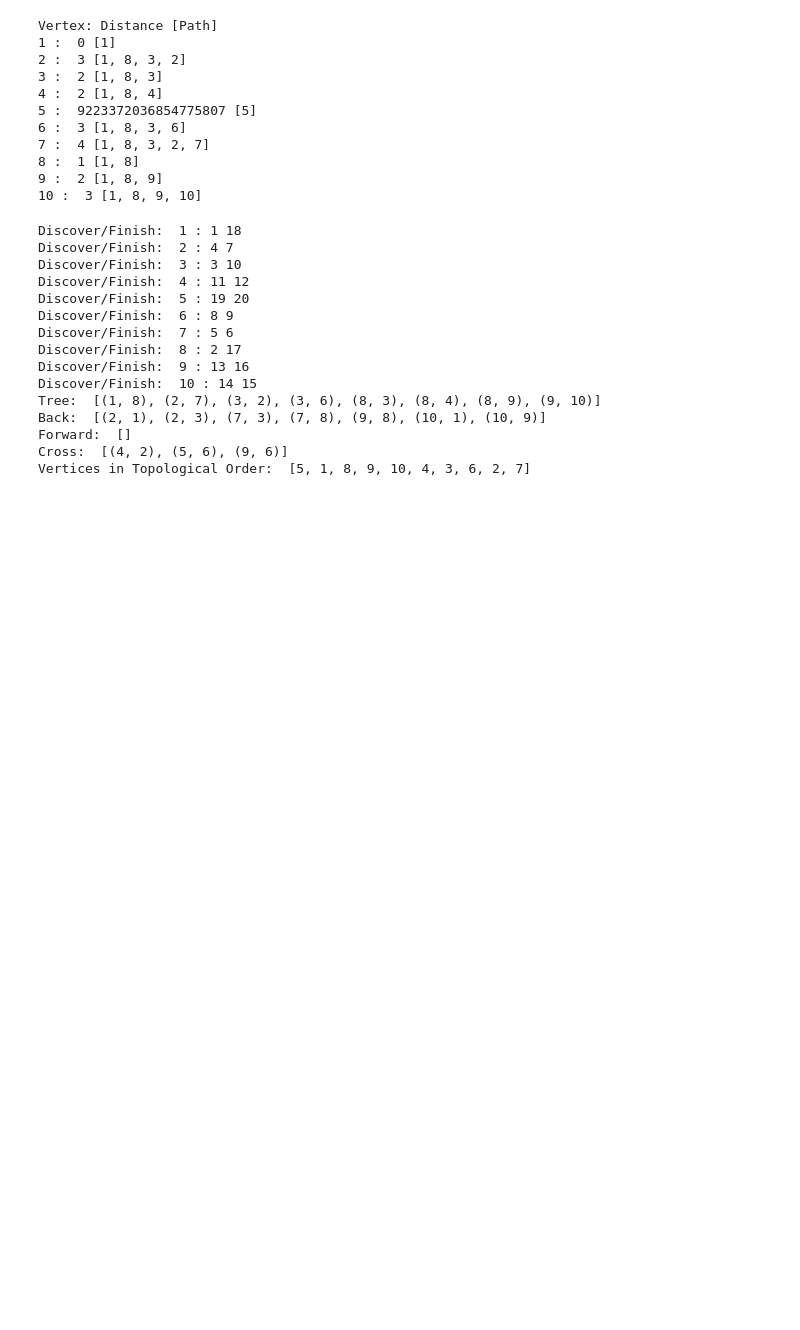
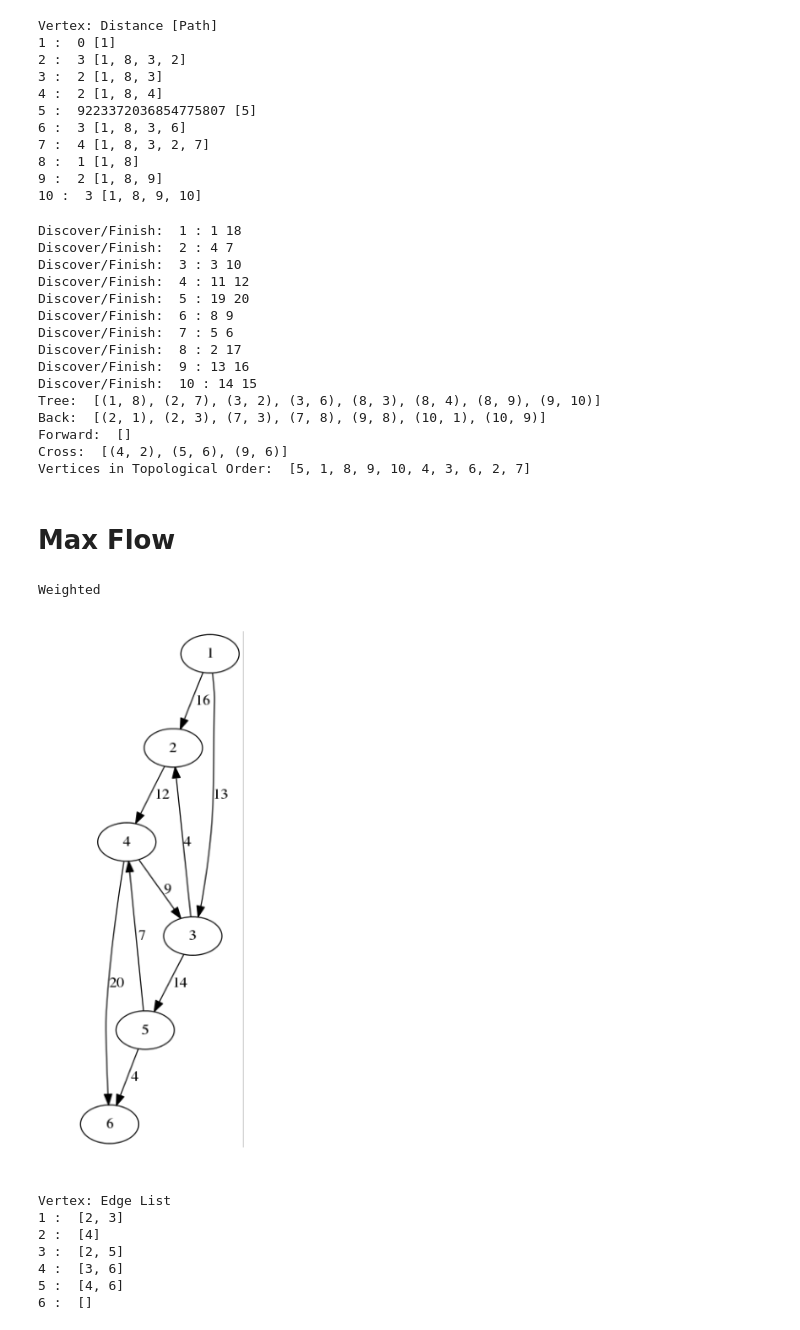
Before and after one commit to CarlosReyes1/c2017Fall, a Jupyter notebook: c174f17/Graphs.ipynb, the cells around one changed output. Saved outputs shown, nothing was run; the diff lists cells and outputs as text; code cells hidden in the pictures; blank space fills up the shorter version.

Commit message:
Max Flow

```diff
--- a/c174f17/Graphs.ipynb
+++ b/c174f17/Graphs.ipynb
@@ -344,3 +344,58 @@ Back:  [(2, 1), (2, 3), (7, 3), (7, 8), (9, 8), (10, 1), (10, 9)]
 Forward:  []
 Cross:  [(4, 2), (5, 6), (9, 6)]
 Vertices in Topological Order:  [5, 1, 8, 9, 10, 4, 3, 6, 2, 7]
+# %% [markdown]
+# Max Flow
+# %%
+def ReadGraph(N, filename):
+    w={}
+    V = range(1,N+1)
+    E = {}
+    f = open(filename)
+    for line in f:
+        l = [int(i) for i in line.strip().split(" ")]
+        e = E.get(l[0],[])
+        e.append(l[1])
+        e.sort()
+        E[l[0]] = e
+        if (len(l) > 2):
+            w[(l[0],l[1])]=l[2]
+    if (w):
+        print "Weighted"
+        return V, E, w
+    return V, E
+
+def BFSw(V, E, s, w):
+    Color = {}
+    Distance = {}
+    Parent = {}
+    for u in V:
+        Color[u] = 0
+        Distance[u] = sys.maxint
+        Parent[u] = 0
+    Color[s] = 1
+    Distance[s] = 0
+    Q = [s]
+    while Q:
+        u =Q.pop()
+        for v in E.get(u,[]):
+            if not Color[v] and w[(u,v)]>0:
+                Color[v] = 1
+                Distance[v] = Distance[u] + 1
+                Parent[v] = u
+                Q.insert(0, v)
+        Color[u] = 2
+    return Color, Distance, Parent
+# %%
+V, E, w = ReadGraph(6, "maxf_1.txt")
+GraphIt(V,E, w)
+# %% [output]
+Weighted
+[figure, added]
+Vertex: Edge List
+1 :  [2, 3]
+2 :  [4]
+3 :  [2, 5]
+4 :  [3, 6]
+5 :  [4, 6]
+6 :  []
```
Also changed, not shown: parts of 3 cells of this notebook, 5 other files.
